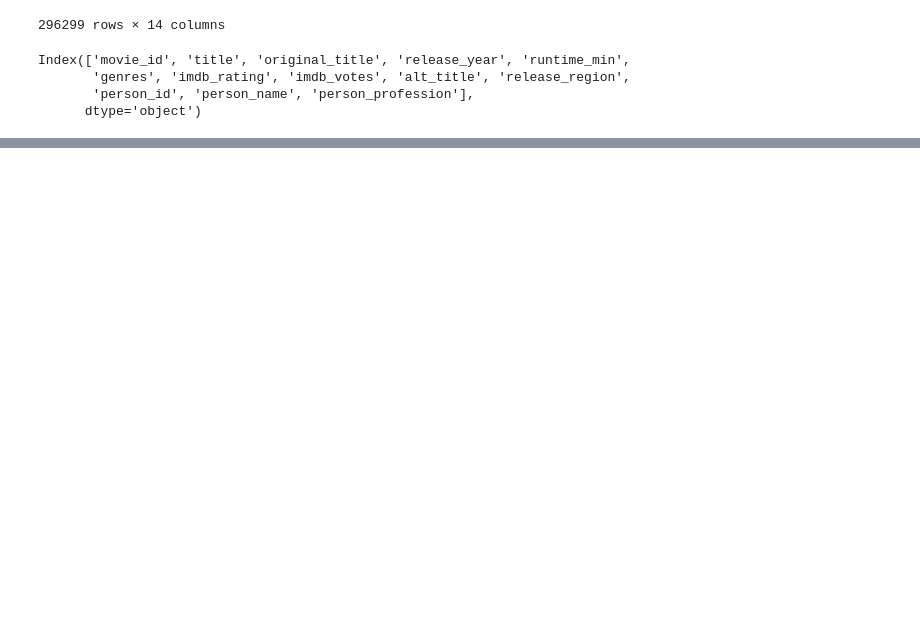
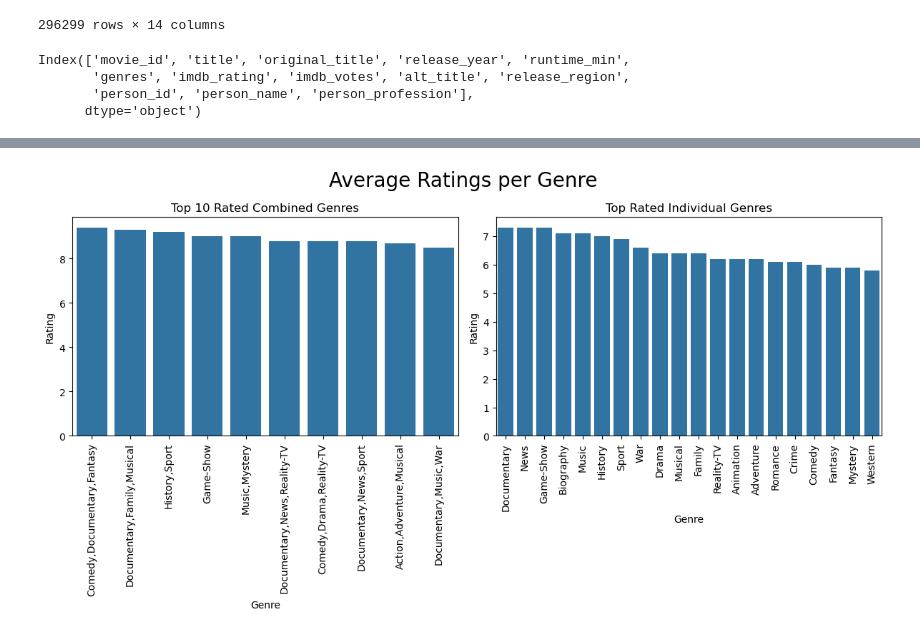
Before and after one commit to Arasirwa/stunning-computing-machine, a Jupyter notebook: notebooks/exploratory.ipynb, the cells around one changed output, grey strips where cells are left out. Drawn from its saved outputs; the diff is of its cells as text; code cells hidden in the pictures; blank space fills up the shorter version.

```diff
--- a/notebooks/exploratory.ipynb
+++ b/notebooks/exploratory.ipynb
@@ -647,0 +798,30 @@ Index(['movie_id', 'title', 'original_title', 'release_year', 'runtime_min',
+# %%
+combined_genre_ratings = final_df_cp.groupby("genres")["imdb_rating"].mean()
+combined_genre_ratings = combined_genre_ratings.round(1).sort_values(ascending = False)
+combined_genre_ratings = pd.DataFrame(combined_genre_ratings)
+combined_genre_ratings = combined_genre_ratings[combined_genre_ratings["imdb_rating"] >= 8.0].head(10)
+combined_genre_ratings
+
+indiv_genre_ratings = final_df_cp_exploded.groupby("genres")["imdb_rating"].mean()
+indiv_genre_ratings = indiv_genre_ratings.round(1).sort_values(ascending = False).head(20)
+indiv_genre_ratings = pd.DataFrame(indiv_genre_ratings)
+# %%
+# Average ratings per genre
+fig,axis = plt.subplots(ncols = 2, figsize = (12,6))
+
+sns.barplot(data = combined_genre_ratings, x = "genres", y = 'imdb_rating', ax = axis[0])
+axis[0].tick_params(axis = "x", rotation = 90)
+axis[0].set_title("Top 10 Rated Combined Genres")
+axis[0].set_ylabel("Rating")
+axis[0].set_xlabel("Genre");
+
+sns.barplot(data = indiv_genre_ratings, x = "genres", y = 'imdb_rating', ax = axis[1])
+axis[1].tick_params(axis = "x", rotation = 90)
+axis[1].set_title("Top Rated Individual Genres")
+axis[1].set_ylabel("Rating")
+axis[1].set_xlabel("Genre");
+
+plt.tight_layout()
+plt.suptitle("Average Ratings per Genre", fontsize = 20, y = 1.05);
+# %% [output]
+[figure, added]
```
Also changed, not shown: parts of 16 cells of this notebook.
